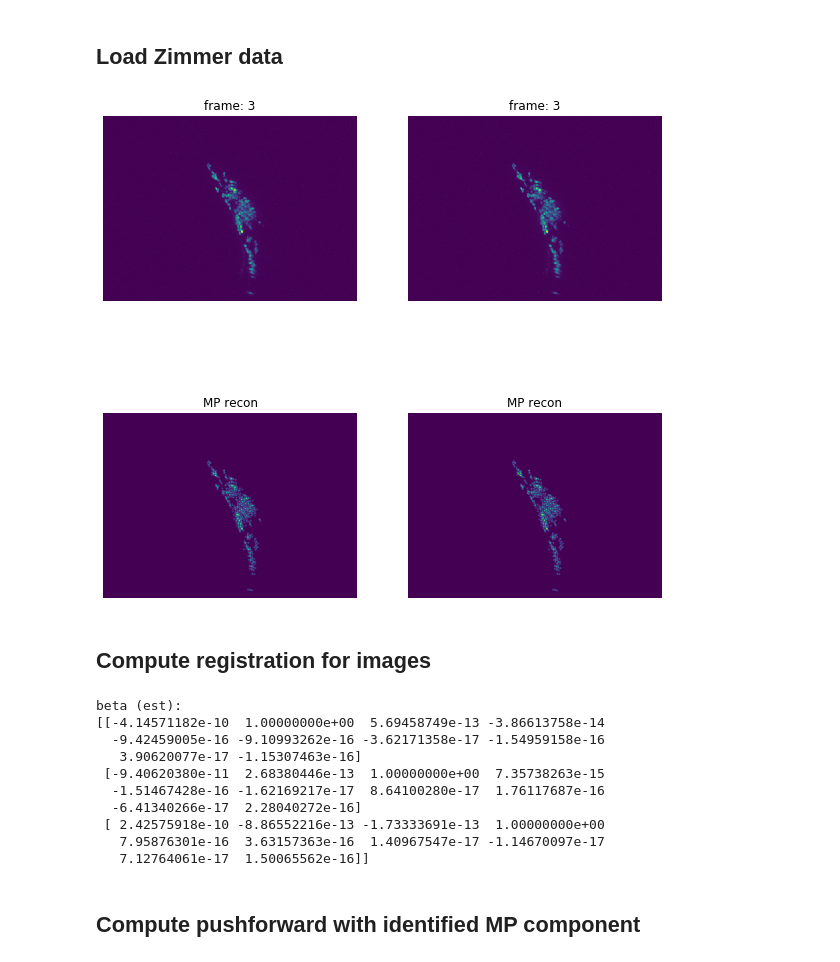
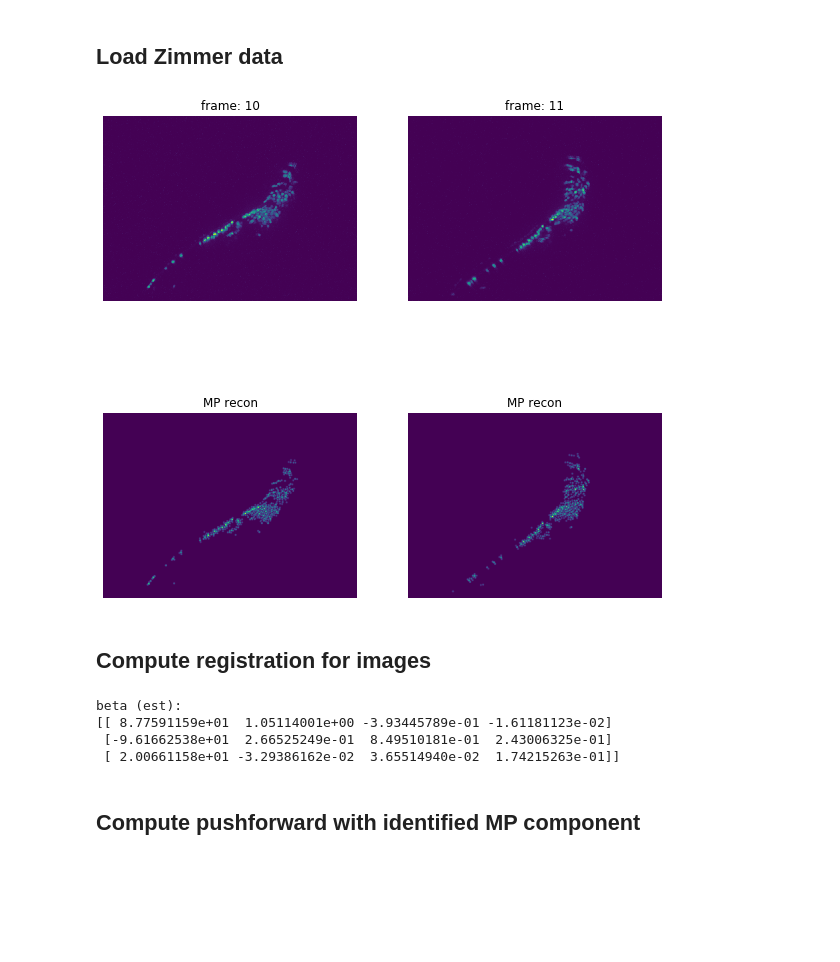
Before and after one commit to evarol/ot_tracking, a Jupyter notebook: python/notebooks/image_registration/two_frame/12_visualization_tools.ipynb, the cells around one changed output. Saved outputs shown, nothing was run; the diff lists cells and outputs as text; code cells hidden in the pictures; blank space fills up the shorter version.

```diff
--- a/python/notebooks/image_registration/two_frame/12_visualization_tools.ipynb
+++ b/python/notebooks/image_registration/two_frame/12_visualization_tools.ipynb
@@ -22,8 +22,8 @@ from otimage.imagereg import ot_registration, gw_registration
 ## Load Zimmer data
 # %%
 # Frame index
-t1 = 3
-t2 = 3
+t1 = 10
+t2 = 11
 
 # Load two successive frames from dataset
 img_path = '/home/mn2822/Desktop/WormOT/data/zimmer/raw/mCherry_v00065-00115.hdf5'
@@ -37,38 +37,38 @@ mp_path = '/home/mn2822/Desktop/WormOT/data/zimmer/mp_components/mp_0000_0050.ma
 with io.MPReader(mp_path) as reader:
     mp_1 = reader.get_frame(t1)
     mp_2 = reader.get_frame(t2)
 
 # Reconstruct images from MPs
 rec_1 = imagerep.reconstruct_mp_image(mp_1)
 rec_2 = imagerep.reconstruct_mp_image(mp_2)
 
 plt.figure(figsize=(10, 10))
 
 plt.subplot(221)
 plot_maxproj(img_1)
 plt.title(f'frame: {t1}')
 plt.axis('off')
 
 plt.subplot(222)
 plot_maxproj(img_2)
 plt.title(f'frame: {t2}')
 plt.axis('off');
 
 plt.subplot(223)
 plot_maxproj(rec_1)
 plt.title('MP recon')
 plt.axis('off')
 
 plt.subplot(224)
 plot_maxproj(rec_2)
 plt.title('MP recon')
 plt.axis('off');
 # %% [output]
-[figure, old version]
+[figure, new version]
 # %% [markdown]
 ## Compute registration for images
 # %%
-degree = 2
+degree = 1
 n_iter = 50
 
 model, debug = gw_registration(mp_1, mp_2, degree=degree, n_iter=n_iter)
@@ -77,15 +77,9 @@ print('beta (est):')
 print(model.beta)
 # %% [output]
 beta (est):
-[[-4.14571182e-10  1.00000000e+00  5.69458749e-13 -3.86613758e-14
-  -9.42459005e-16 -9.10993262e-16 -3.62171358e-17 -1.54959158e-16
-   3.90620077e-17 -1.15307463e-16]
- [-9.40620380e-11  2.68380446e-13  1.00000000e+00  7.35738263e-15
-  -1.51467428e-16 -1.62169217e-17  8.64100280e-17  1.76117687e-16
-  -6.41340266e-17  2.28040272e-16]
- [ 2.42575918e-10 -8.86552216e-13 -1.73333691e-13  1.00000000e+00
-   7.95876301e-16  3.63157363e-16  1.40967547e-17 -1.14670097e-17
-   7.12764061e-17  1.50065562e-16]]
+[[ 8.77591159e+01  1.05114001e+00 -3.93445789e-01 -1.61181123e-02]
+ [-9.61662538e+01  2.66525249e-01  8.49510181e-01  2.43006325e-01]
+ [ 2.00661158e+01 -3.29386162e-02  3.65514940e-02  1.74215263e-01]]
 # %% [markdown]
 ## Compute pushforward with identified MP component
 # %%
```
Also changed, not shown: parts of 1 cell of this notebook, 2 other files.
